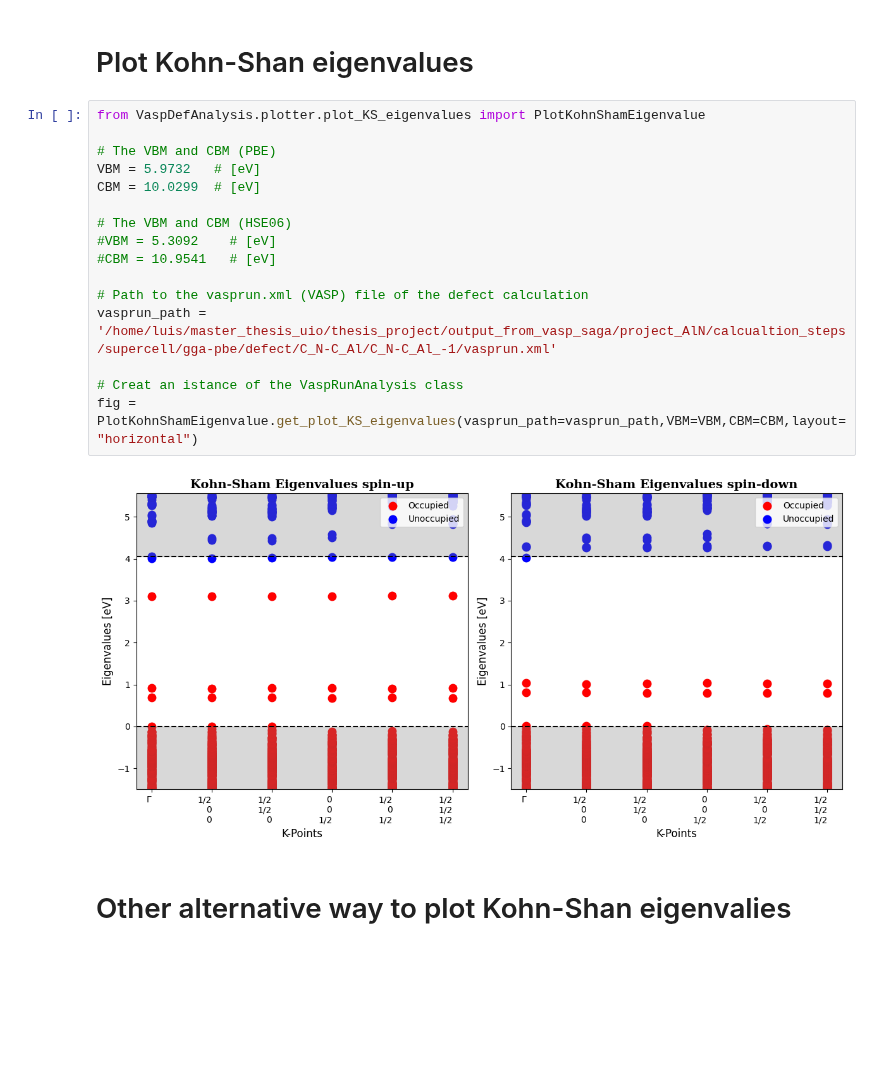
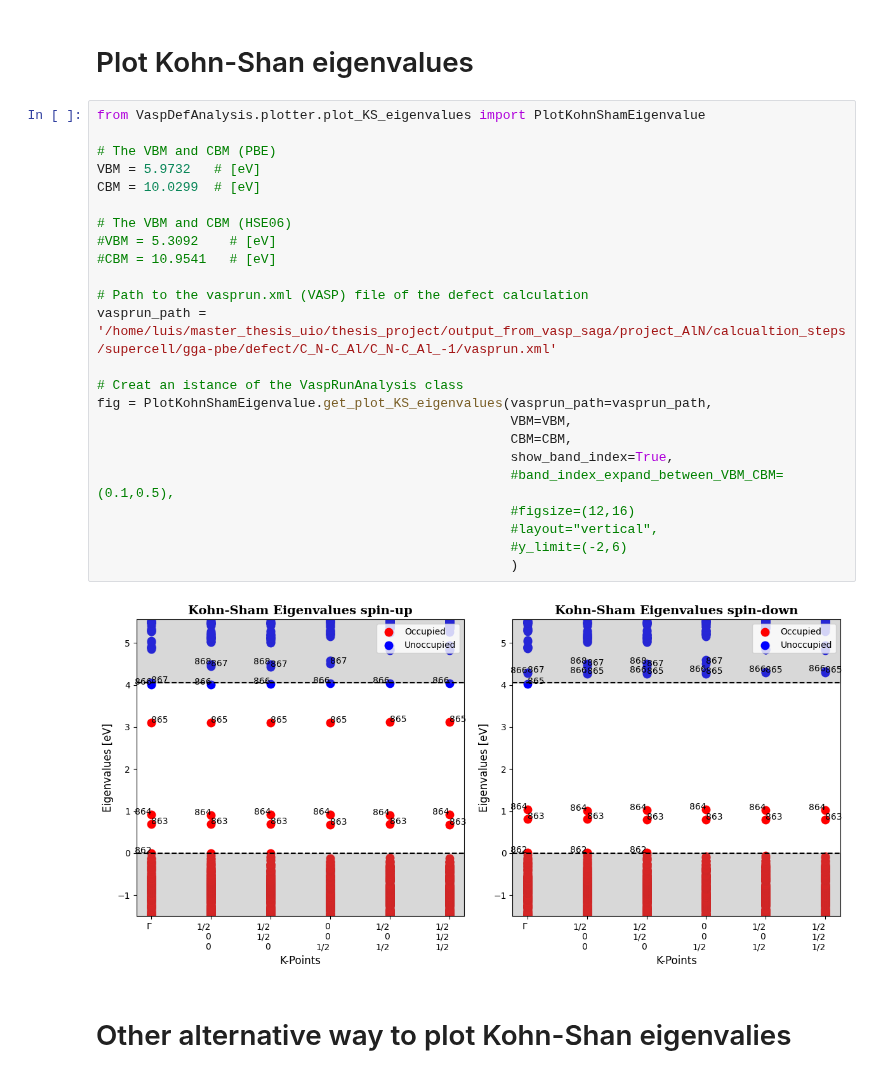
Before and after one commit to Luisrj14/VaspDefAnalysis, a Jupyter notebook: notebook/plot_KS_eigenvalues.ipynb, the cells around one changed output. Cells and saved outputs as stored; diff of their text form; blank space fills up the shorter version.

Commit message:
update plotter plot_KS_eigenvalues.py

```diff
--- a/notebook/plot_KS_eigenvalues.ipynb
+++ b/notebook/plot_KS_eigenvalues.ipynb
@@ -3,21 +3,29 @@
 # %%
 from VaspDefAnalysis.plotter.plot_KS_eigenvalues import PlotKohnShamEigenvalue
 
 # The VBM and CBM (PBE)
 VBM = 5.9732   # [eV]
 CBM = 10.0299  # [eV]
 
 # The VBM and CBM (HSE06)
 #VBM = 5.3092    # [eV]
 #CBM = 10.9541   # [eV]
 
 # Path to the vasprun.xml (VASP) file of the defect calculation
 vasprun_path = '/home/luis/master_thesis_uio/thesis_project/output_from_vasp_saga/project_AlN/calcualtion_steps/supercell/gga-pbe/defect/C_N-C_Al/C_N-C_Al_-1/vasprun.xml'
 
 # Creat an istance of the VaspRunAnalysis class
-fig = PlotKohnShamEigenvalue.get_plot_KS_eigenvalues(vasprun_path=vasprun_path,VBM=VBM,CBM=CBM,layout="horizontal")
+fig = PlotKohnShamEigenvalue.get_plot_KS_eigenvalues(vasprun_path=vasprun_path,
+                                                     VBM=VBM,
+                                                     CBM=CBM,
+                                                     show_band_index=True,
+                                                     #band_index_expand_between_VBM_CBM=(0.1,0.5),
+                                                     #figsize=(12,16)
+                                                     #layout="vertical",
+                                                     #y_limit=(-2,6)
+                                                     )
 # %% [output]
-[figure, old version]
+[figure, new version]
 # %% [markdown]
 # Other alternative way to plot Kohn-Shan eigenvalies
 # %%
```
Also changed, not shown: parts of 1 cell of this notebook, 2 other files.
